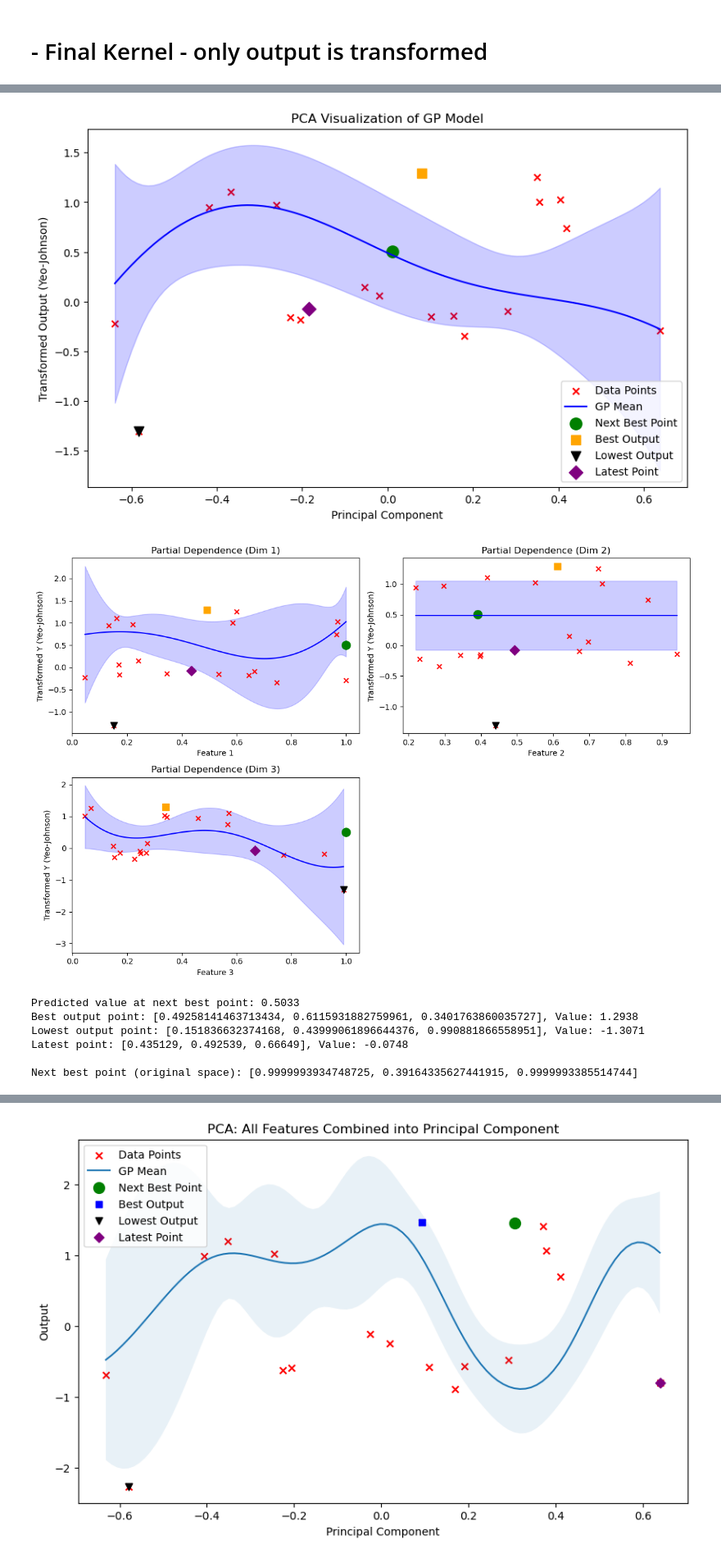
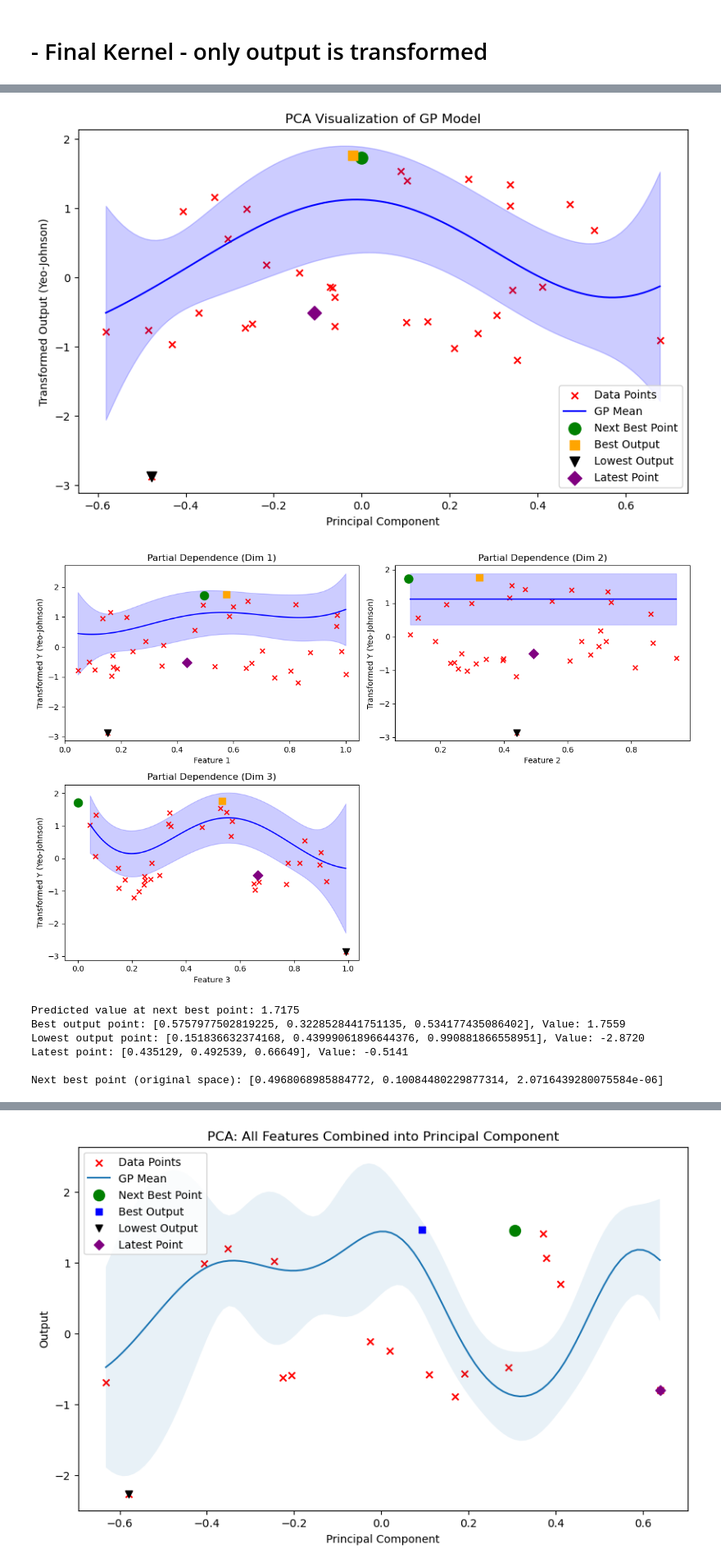
Before and after one commit to Alerdo/BlackBox-Bayesian_Optimisation, a Jupyter notebook: initial_data/0.0 notebooks/f3_optimisation.ipynb, the cells around one changed output, grey strips where cells are left out. Shown at 82% size. Saved outputs shown, nothing was run; the diff lists cells and outputs as text; code cells hidden in the pictures.

```diff
--- a/initial_data/0.0 notebooks/f3_optimisation.ipynb
+++ b/initial_data/0.0 notebooks/f3_optimisation.ipynb
@@ -11,6 +11,12 @@ import matplotlib.pyplot as plt
 f1_inp = np.load("./../function_3/initial_inputs.npy")
 f1_out = np.load("./../function_3/initial_outputs.npy")
 f1_out
+
+file2_inp = np.load("./../../initial_data2/function_3/initial_inputs.npy")
+file2_out = np.load("./../../initial_data2/function_3/initial_outputs.npy")
+
+f1_inp = np.concatenate((f1_inp, file2_inp))
+f1_out = np.concatenate((f1_out, file2_out))
 
 q1_inp = [0.586471, 0.735744, 0.044887]
 q1_out = [-0.04562659048163968]
@@ -32,5 +38,5 @@ q5_out = [-0.10448271348295962]
 f1_inp = np.vstack((f1_inp, q1_inp, q2_inp, q3_inp, q4_inp, q5_inp))
 f1_out = np.append(f1_out, [q1_out, q2_out,q3_out, q4_out, q5_out])
 f1_inp, f1_out
-# max(f1_out), np.mean(f1_out)
+max(f1_out), np.mean(f1_out)
 # %% [output]
@@ -1120,16 +1112,14 @@ class HEBOOptimizer:
 ## Change this depending if the input is normalised/tranformed or not
 def get_dynamic_bounds(f1_inp):
     return [(0, 1) if np.all((x >= 0) & (x <= 1)) else (x.min(), x.max()) for x in x_final.T]
-bounds = get_dynamic_bounds(f1_inp)
-print("Dynamic Bounds:", bounds)
+bounds = get_dynamic_bounds(x_final)
 
-bounds = [(0.4, 0.6), (0.1, 1.0)]
 
 hebo = HEBOOptimizer(
     bounds=bounds,
-    initial_X=f1_inp,
-    initial_y=f1_out_standardized,
-    beta = 2.8,      # Controls exploration in UCB: Higher β explores more, Lower β exploits more
+    initial_X=x_final,
+    initial_y=y_final,
+    beta = 1,      # Controls exploration in UCB: Higher β explores more, Lower β exploits more
     xi = 0.9, # Increases exploration in noisy areas, expanding search range# Adjusts the stochastic mean: Higher ξ favors noisier, uncertain regions
     epsilon = 0.1 # Exploration probabiselflity: Higher ε increases random sampling
 )
@@ -1147,12 +1136,12 @@ Stopping early at iteration 32 (LML converged)
 Training complete. Saving trained GP model inside HEBO.
-[figure, old version]
+[figure, new version]
-[figure, old version]
+[figure, new version]
-Predicted value at next best point: 0.5033
-Best output point: [0.49258141463713434, 0.6115931882759961, 0.3401763860035727], Value: 1.2938
-Lowest output point: [0.151836632374168, 0.43999061896644376, 0.990881866558951], Value: -1.3071
-Latest point: [0.435129, 0.492539, 0.66649], Value: -0.0748
+Predicted value at next best point: 1.7175
+Best output point: [0.5757977502819225, 0.3228528441751135, 0.534177435086402], Value: 1.7559
+Lowest output point: [0.151836632374168, 0.43999061896644376, 0.990881866558951], Value: -2.8720
+Latest point: [0.435129, 0.492539, 0.66649], Value: -0.5141
 
-Next best point (original space): [0.9999993934748725, 0.39164335627441915, 0.9999993385514744]
+Next best point (original space): [0.4968068985884772, 0.10084480229877314, 2.0716439280075584e-06]
 # %%
 
 import numpy as np
```
Also changed, not shown: parts of 24 cells of this notebook, 5 other files.
